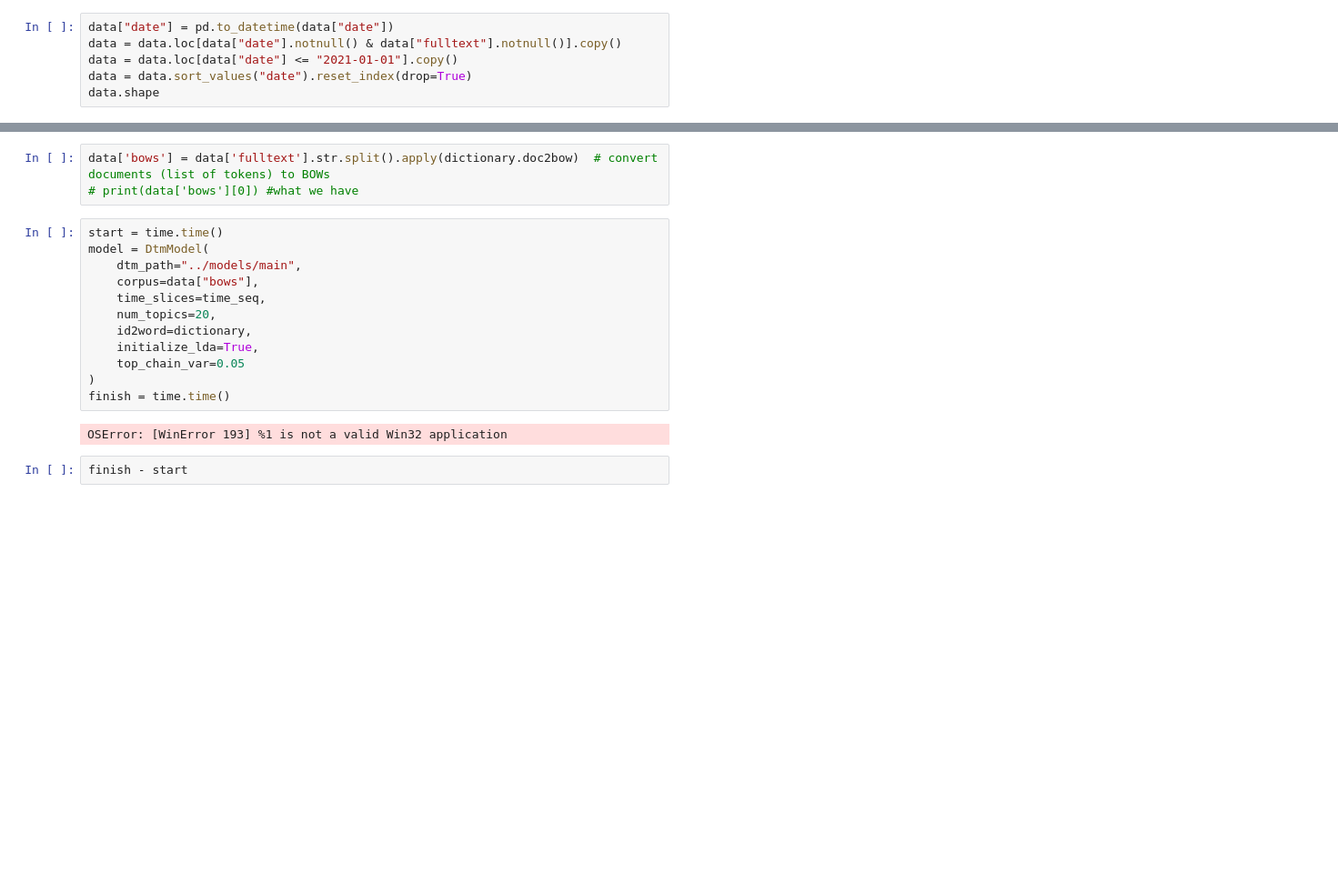
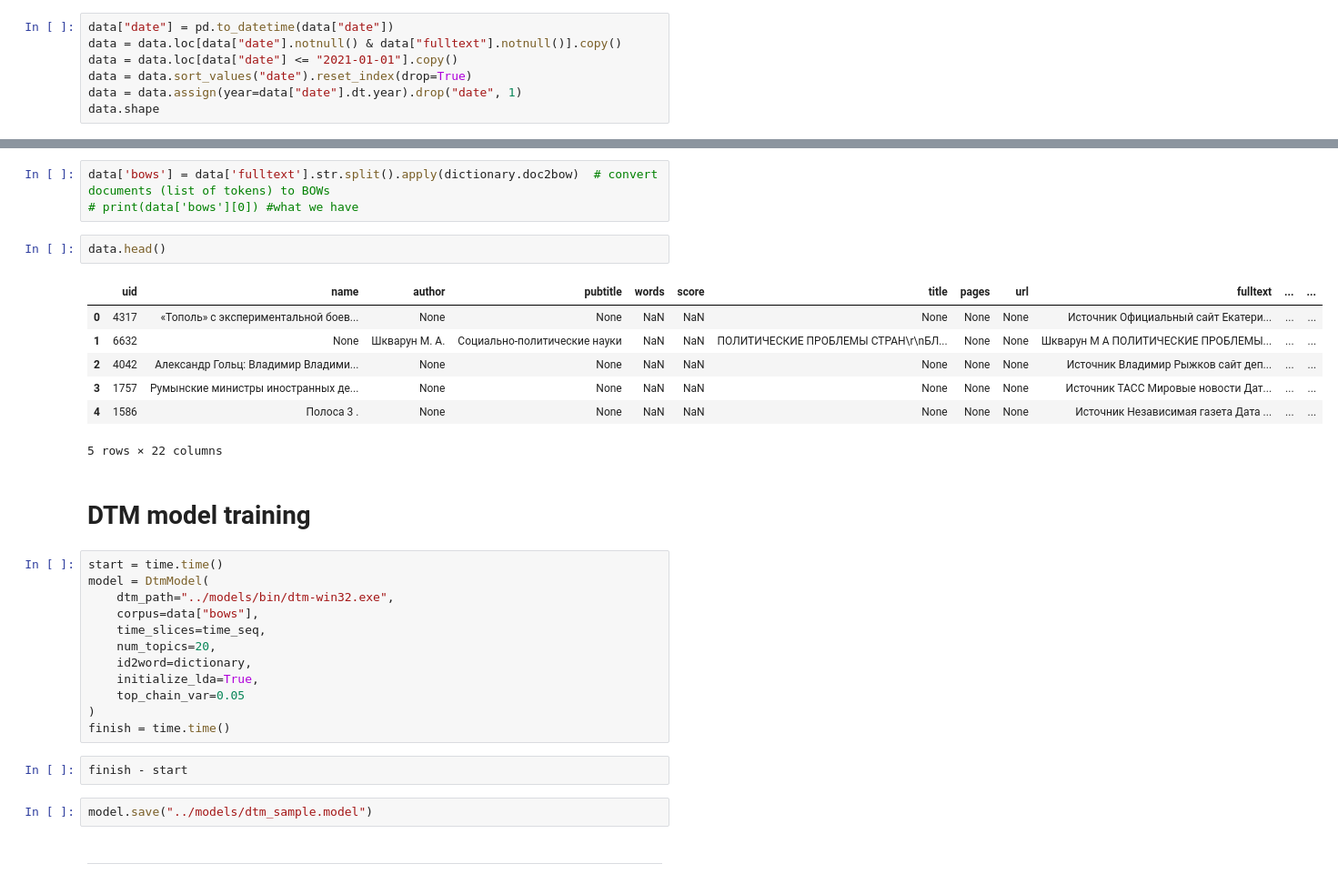
Before and after one commit to hcss-utils/tt-weights, a Jupyter notebook: notebooks/1.0_hp_dtm.ipynb, the cells around one changed output, grey strips where cells are left out. Shown at 91% size. Cells and saved outputs as stored; diff of their text form; blank space fills up the shorter version.

```diff
--- a/notebooks/1.0_hp_dtm.ipynb
+++ b/notebooks/1.0_hp_dtm.ipynb
@@ -17,6 +19,7 @@ data["date"] = pd.to_datetime(data["date"])
 data = data.loc[data["date"].notnull() & data["fulltext"].notnull()].copy()
 data = data.loc[data["date"] <= "2021-01-01"].copy()
 data = data.sort_values("date").reset_index(drop=True)
+data = data.assign(year=data["date"].dt.year).drop("date", 1)
 data.shape
 # %% [output]
 (13062, 21)
@@ -43,10 +50,22 @@ print(f'{len(dictionary)} tokens overall')
 # %%
 data['bows'] = data['fulltext'].str.split().apply(dictionary.doc2bow)  # convert documents (list of tokens) to BOWs
 # print(data['bows'][0]) #what we have
+# %%
+data.head()
+# %% [output]
+|  | uid | name | author | pubtitle | words | score | title | pages | url | fulltext | ... | ... |
+| 0 | 4317 | «Тополь» с экспериментальной боев... | None | None | NaN | NaN | None | None | None | Источник Официальный сайт Екатери... | ... | ... |
+| 1 | 6632 | None | Шкварун М. А. | Социально-политические науки | NaN | NaN | ПОЛИТИЧЕСКИЕ ПРОБЛЕМЫ СТРАН\r\nБЛ... | None | None | Шкварун М А ПОЛИТИЧЕСКИЕ ПРОБЛЕМЫ... | ... | ... |
+| 2 | 4042 | Александр Гольц: Владимир Владими... | None | None | NaN | NaN | None | None | None | Источник Владимир Рыжков сайт деп... | ... | ... |
+| 3 | 1757 | Румынские министры иностранных де... | None | None | NaN | NaN | None | None | None | Источник ТАСС Мировые новости Дат... | ... | ... |
+| 4 | 1586 | Полоса 3 . | None | None | NaN | NaN | None | None | None | Источник Независимая газета Дата ... | ... | ... |
+5 rows × 22 columns
+# %% [markdown]
+# DTM model training
 # %%
 start = time.time()
 model = DtmModel(
-    dtm_path="../models/main",
+    dtm_path="../models/bin/dtm-win32.exe",
     corpus=data["bows"],
     time_slices=time_seq,
     num_topics=20,
@@ -55,7 +74,9 @@ model = DtmModel(
     top_chain_var=0.05
 )
 finish = time.time()
-# %% [output]
-OSError: [WinError 193] %1 is not a valid Win32 application
 # %%
 finish - start
+# %%
+model.save("../models/dtm_sample.model")
+# %% [markdown]
+---
```
Also changed, not shown: parts of 34 cells of this notebook, 1 other file.
